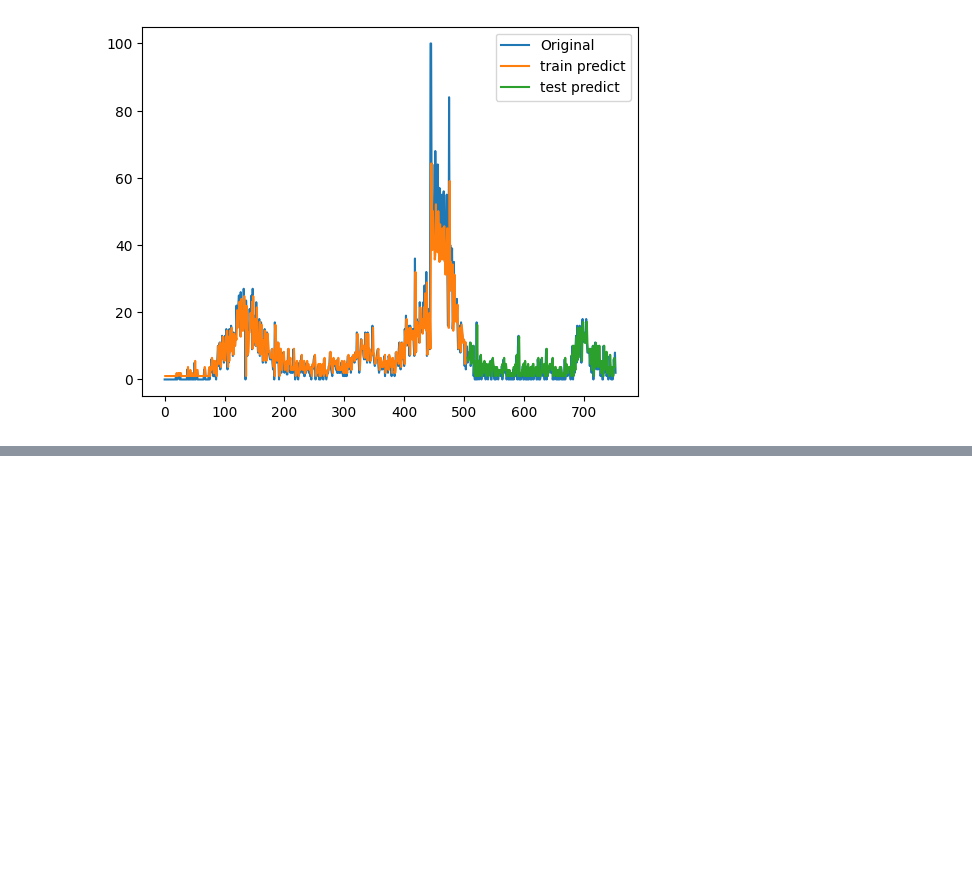
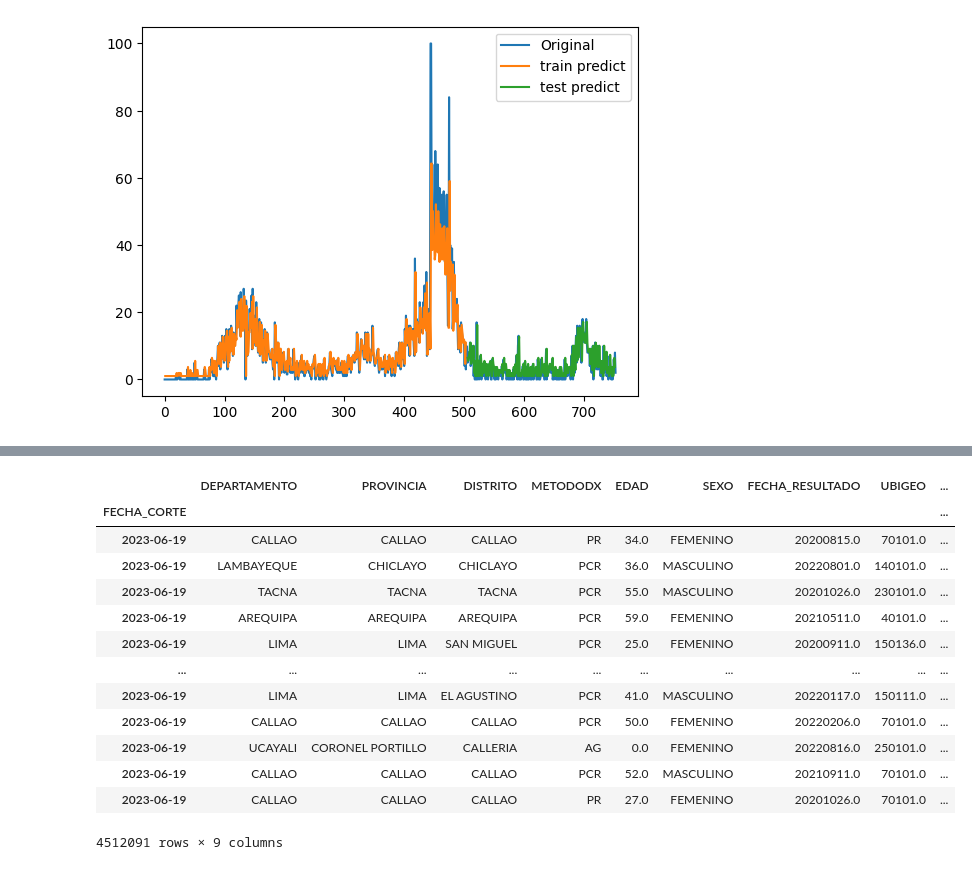
Before and after one commit to luismoroco/ML-Research-UNSA-UOKlahoma, a Jupyter notebook: traditional.ipynb, the cells around one changed output, grey strips where cells are left out. Cells and saved outputs as stored; diff of their text form; code cells hidden in the pictures; blank space fills up the shorter version.

```diff
--- a/traditional.ipynb
+++ b/traditional.ipynb
@@ -463,0 +474,3 @@ df_f =  pd.read_csv('./daa')
+# %%
+df_casos_pos = pd.read_csv('./data/positivos_covid.csv', sep=';', dtype={'DEPARTAMENTO': str})
+df_casos_pos.head()
@@ -463,0 +551,2 @@ df_f =  pd.read_csv('./daa')
+# %%
+df_casos_pos['FECHA_CORTE'] = pd.to_datetime(df_casos_pos['FECHA_CORTE'], format='%Y%m%d')
@@ -463,0 +562,17 @@ df_f =  pd.read_csv('./daa')
+# %%
+df_casos_pos.set_index('FECHA_CORTE')
+# %% [output]
+|  | DEPARTAMENTO | PROVINCIA | DISTRITO | METODODX | EDAD | SEXO | FECHA_RESULTADO | UBIGEO | ... |
+| FECHA_CORTE |  |  |  |  |  |  |  |  | ... |
+| 2023-06-19 | CALLAO | CALLAO | CALLAO | PR | 34.0 | FEMENINO | 20200815.0 | 70101.0 | ... |
+| 2023-06-19 | LAMBAYEQUE | CHICLAYO | CHICLAYO | PCR | 36.0 | MASCULINO | 20220801.0 | 140101.0 | ... |
+| 2023-06-19 | TACNA | TACNA | TACNA | PCR | 55.0 | MASCULINO | 20201026.0 | 230101.0 | ... |
+| 2023-06-19 | AREQUIPA | AREQUIPA | AREQUIPA | PCR | 59.0 | FEMENINO | 20210511.0 | 40101.0 | ... |
+| 2023-06-19 | LIMA | LIMA | SAN MIGUEL | PCR | 25.0 | FEMENINO | 20200911.0 | 150136.0 | ... |
+| ... | ... | ... | ... | ... | ... | ... | ... | ... | ... |
+| 2023-06-19 | LIMA | LIMA | EL AGUSTINO | PCR | 41.0 | MASCULINO | 20220117.0 | 150111.0 | ... |
+| 2023-06-19 | CALLAO | CALLAO | CALLAO | PCR | 50.0 | FEMENINO | 20220206.0 | 70101.0 | ... |
+| 2023-06-19 | UCAYALI | CORONEL PORTILLO | CALLERIA | AG | 0.0 | FEMENINO | 20220816.0 | 250101.0 | ... |
+| 2023-06-19 | CALLAO | CALLAO | CALLAO | PCR | 52.0 | MASCULINO | 20210911.0 | 70101.0 | ... |
+| 2023-06-19 | CALLAO | CALLAO | CALLAO | PR | 27.0 | FEMENINO | 20201026.0 | 70101.0 | ... |
+4512091 rows × 9 columns
```
Also changed, not shown: parts of 17 cells of this notebook, 1 other file.
